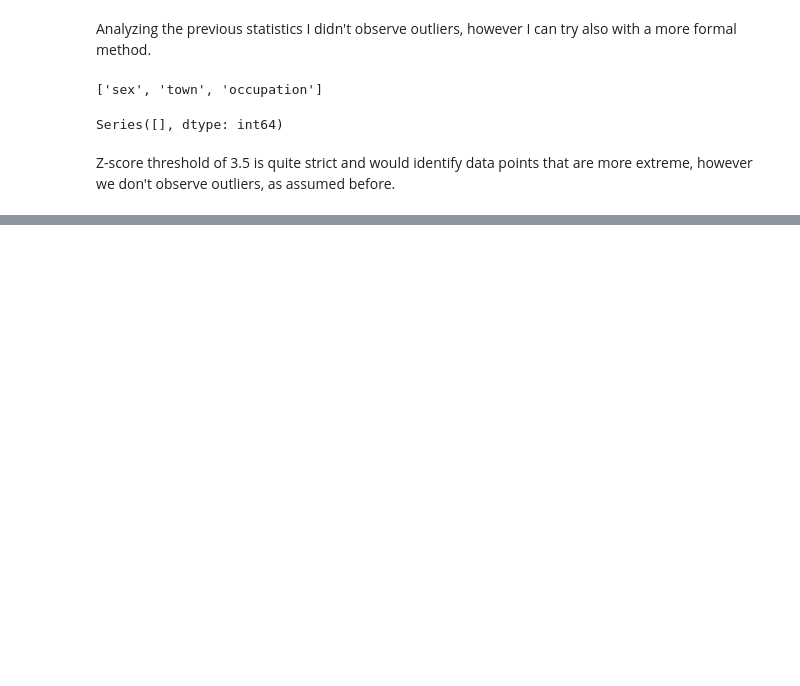
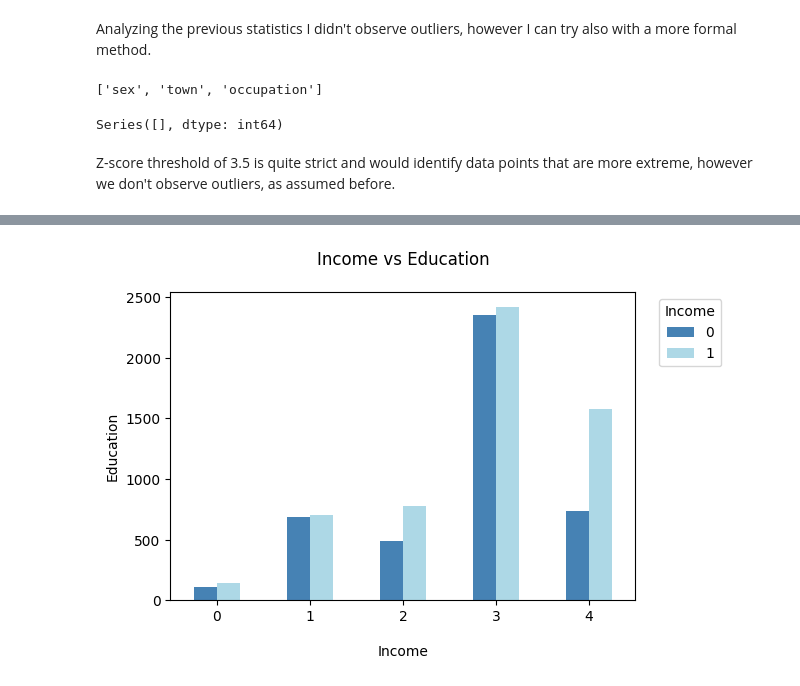
Before and after one commit to EmmaTosato/StatisticalComputing_Project, a Jupyter notebook: project.ipynb, the cells around one changed output, grey strips where cells are left out. Drawn from its saved outputs; the diff is of its cells as text; code cells hidden in the pictures; blank space fills up the shorter version.

```diff
--- a/project.ipynb
+++ b/project.ipynb
@@ -298,0 +490,22 @@ Z-score threshold of 3.5 is quite strict and would identify data points that are
+# %%
+cross_income_educ = pd.crosstab(df['income_level'], df['educ'])
+
+# Transpose the DataFrame to invert the axes
+cross_income_educ = cross_income_educ.T
+
+# Plotting
+ax = cross_income_educ.plot(kind='bar', figsize=(6, 4), color=['steelblue', 'lightblue', 'lightsteelblue'])
+
+# Labels and title
+plt.xlabel('Income', labelpad=15)
+plt.ylabel('Education')
+plt.xticks(rotation = 0)
+plt.title('Income vs Education', pad = 20)
+
+# Legend
+plt.legend(title='Income', loc='upper right', bbox_to_anchor=(1.2, 1))
+
+# Show plot
+plt.show()
+# %% [output]
+[figure, added]
```
Also changed, not shown: parts of 66 cells of this notebook.
